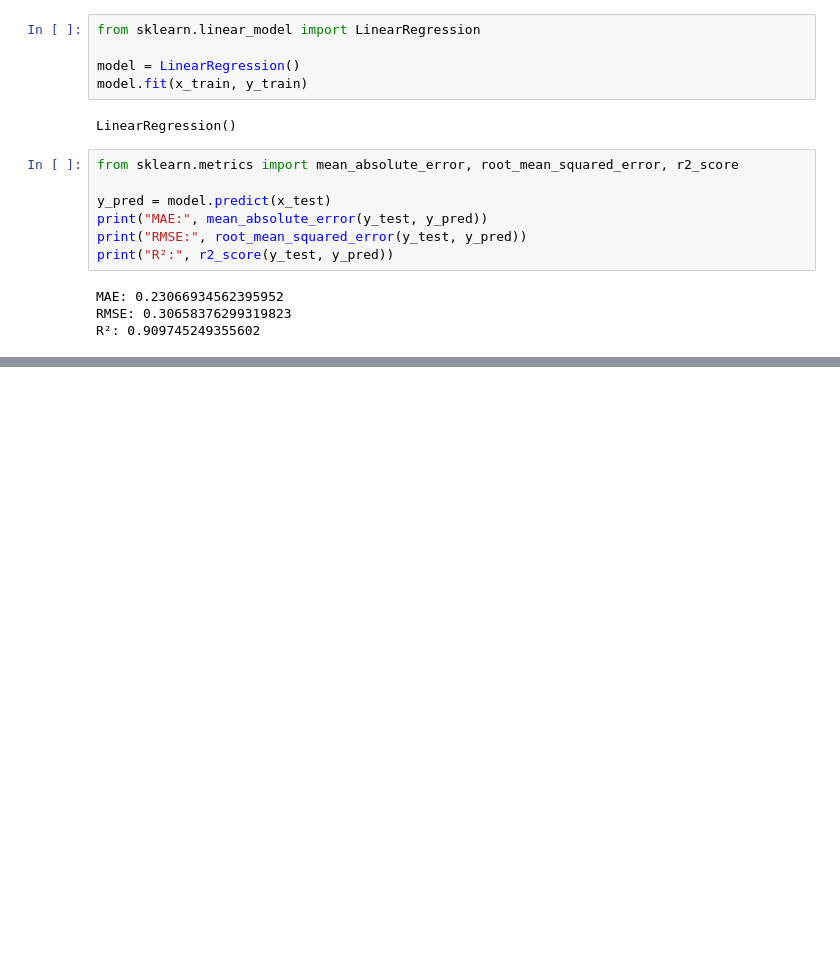
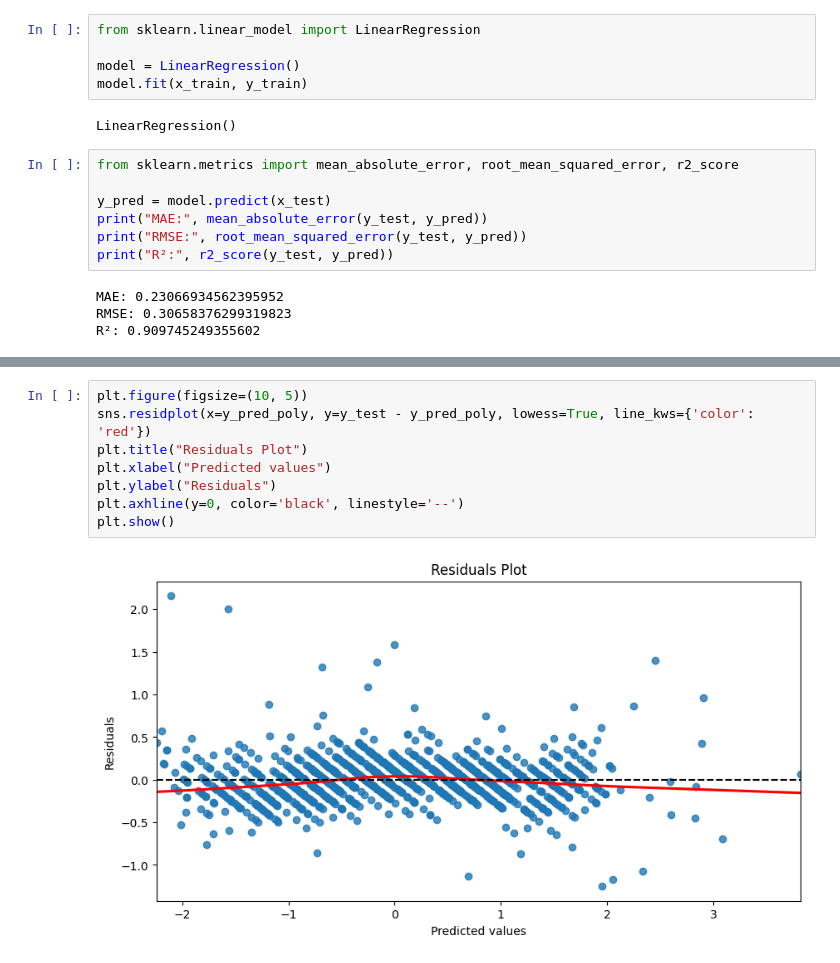
Before and after one commit to Puskchan/ML_projects-applied_knowledge, a Jupyter notebook: Regression/Fifa_Regression/multiple_regression.ipynb, the cells around one changed output, grey strips where cells are left out. Cells and saved outputs as stored; diff of their text form; blank space fills up the shorter version.

```diff
--- a/Regression/Fifa_Regression/multiple_regression.ipynb
+++ b/Regression/Fifa_Regression/multiple_regression.ipynb
@@ -537,0 +564,10 @@ R²: 0.909745249355602
+# %%
+plt.figure(figsize=(10, 5))
+sns.residplot(x=y_pred_poly, y=y_test - y_pred_poly, lowess=True, line_kws={'color': 'red'})
+plt.title("Residuals Plot")
+plt.xlabel("Predicted values")
+plt.ylabel("Residuals")
+plt.axhline(y=0, color='black', linestyle='--')
+plt.show()
+# %% [output]
+[figure, added]
```
Also changed, not shown: parts of 6 cells of this notebook.
